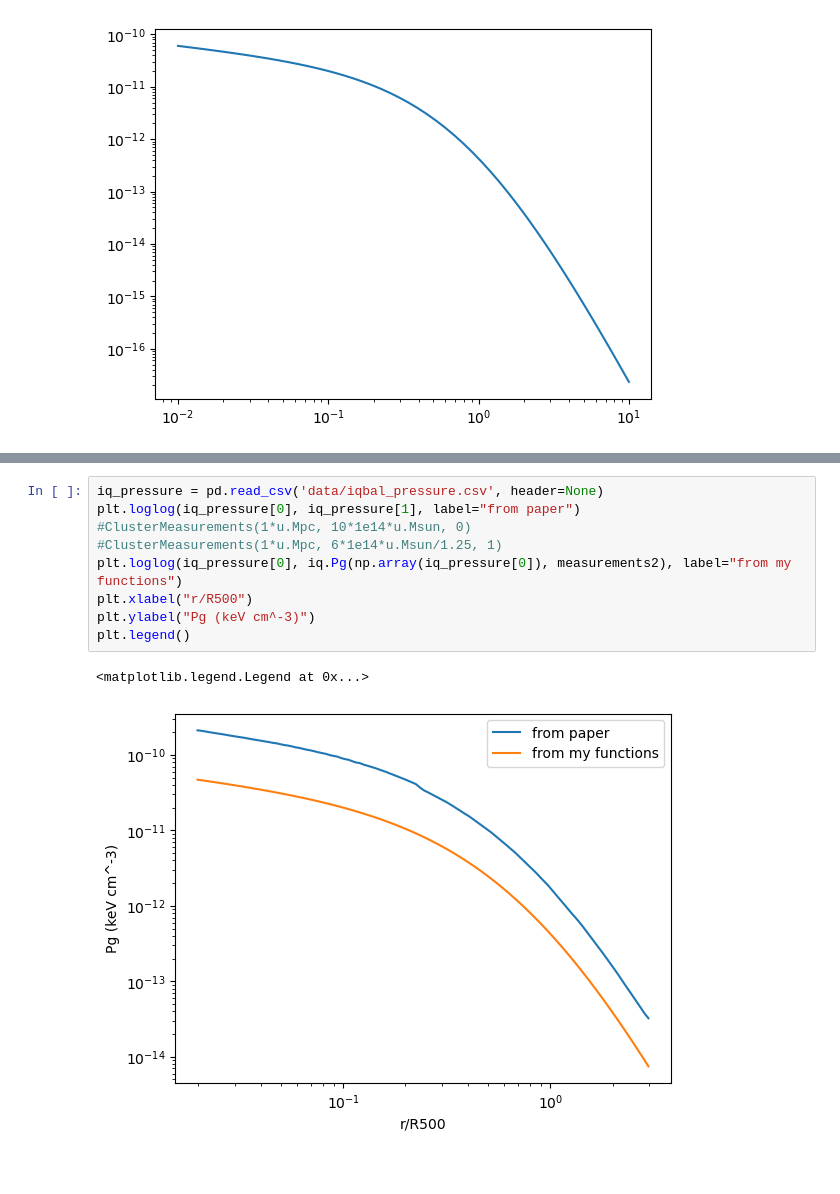
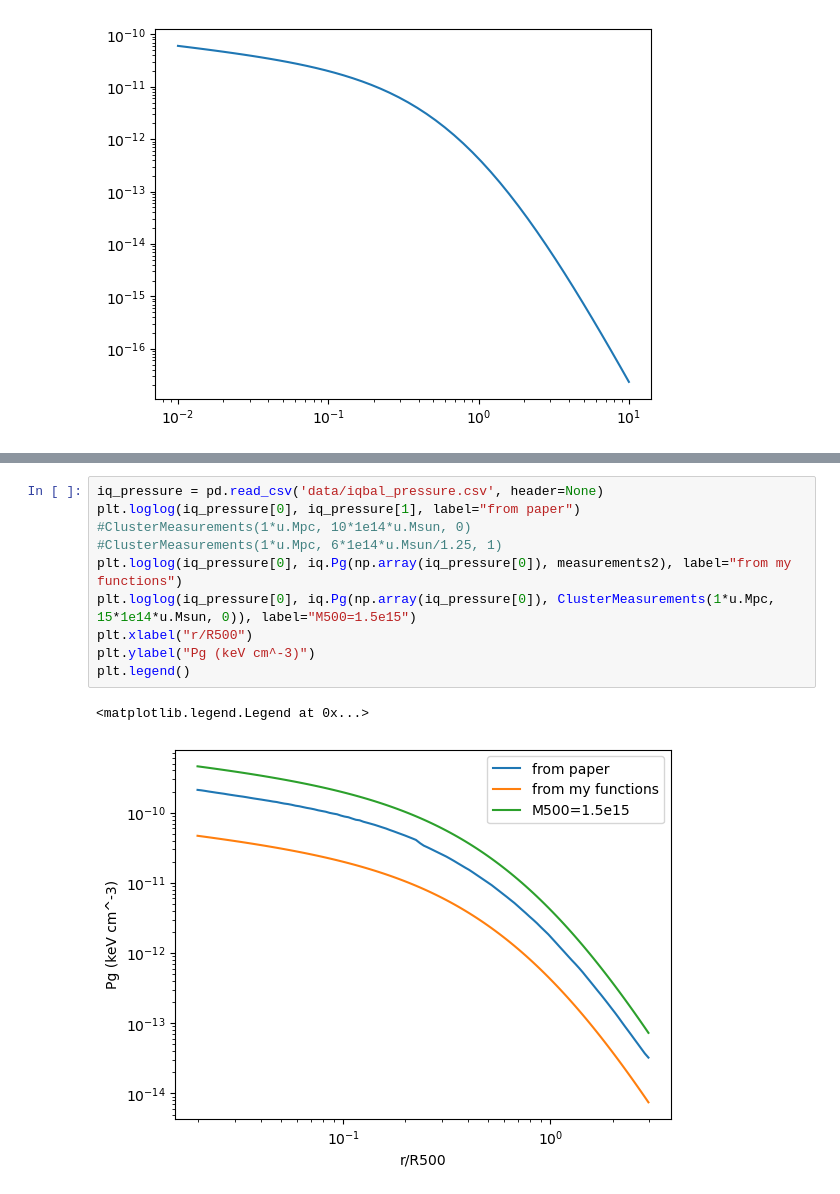
Before and after one commit to eleanorstuart/thermo-idm, a Jupyter notebook: troubleshooting_iqbal.ipynb, the cells around one changed output, grey strips where cells are left out. Saved outputs shown, nothing was run; the diff lists cells and outputs as text.

```diff
--- a/troubleshooting_iqbal.ipynb
+++ b/troubleshooting_iqbal.ipynb
@@ -169,12 +176,13 @@ $[6.0375596 \times 10^{-11},~5.7438257 \times 10^{-11},~5.4589479 \times 10^{-11
 # %%
 iq_pressure = pd.read_csv('data/iqbal_pressure.csv', header=None)
 plt.loglog(iq_pressure[0], iq_pressure[1], label="from paper")
 #ClusterMeasurements(1*u.Mpc, 10*1e14*u.Msun, 0)
 #ClusterMeasurements(1*u.Mpc, 6*1e14*u.Msun/1.25, 1)
 plt.loglog(iq_pressure[0], iq.Pg(np.array(iq_pressure[0]), measurements2), label="from my functions")
+plt.loglog(iq_pressure[0], iq.Pg(np.array(iq_pressure[0]), ClusterMeasurements(1*u.Mpc, 15*1e14*u.Msun, 0)), label="M500=1.5e15")
 plt.xlabel("r/R500")
 plt.ylabel("Pg (keV cm^-3)")
 plt.legend()
 # %% [output]
 <matplotlib.legend.Legend at 0x...>
-[figure, old version]
+[figure, new version]
```
Also changed, not shown: parts of 57 cells of this notebook, 2 other files.
